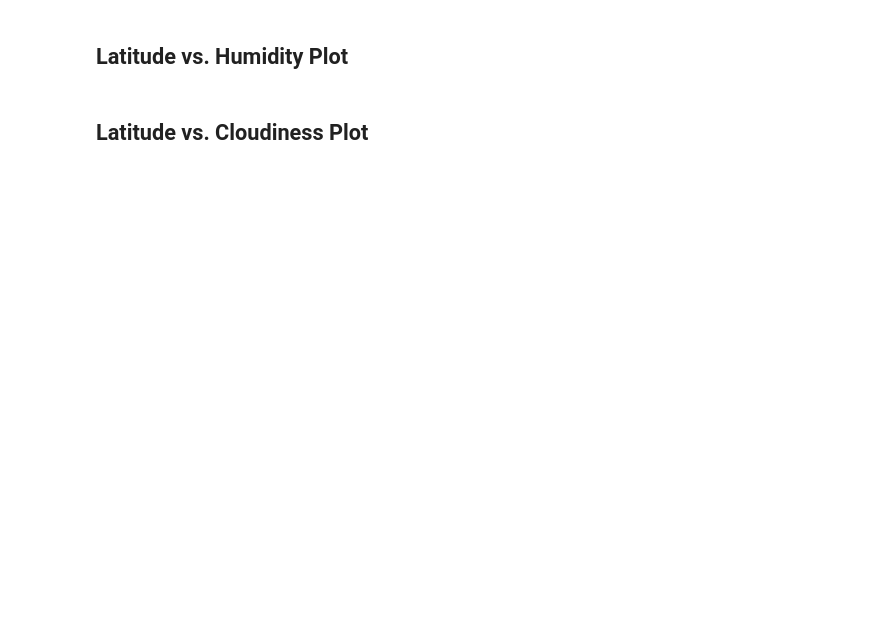
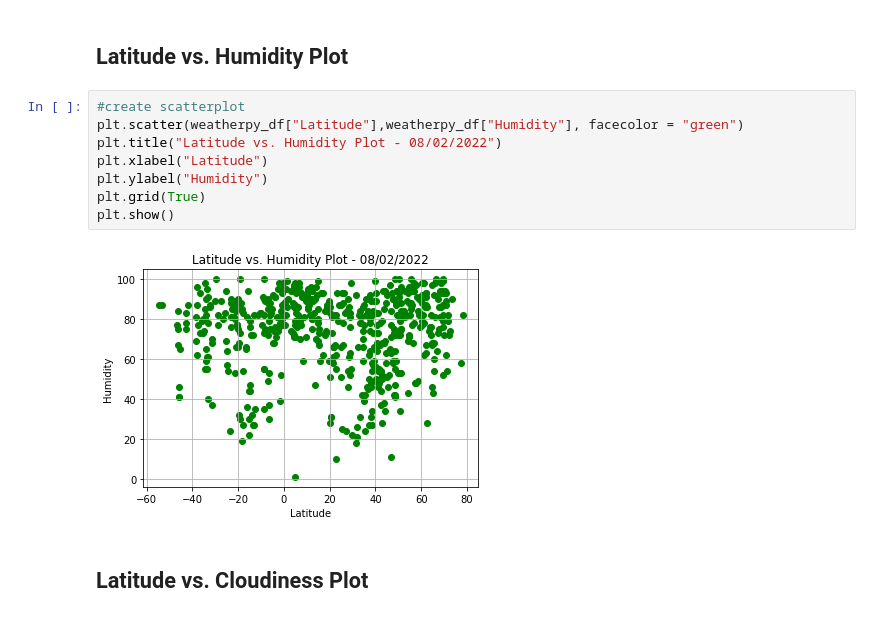
Before and after one commit to kclm40/python-api-challenge, a Jupyter notebook: WeatherPy/WeatherPy.ipynb, the cells around one changed output. Saved outputs shown, nothing was run; the diff lists cells and outputs as text; blank space fills up the shorter version.

```diff
--- a/WeatherPy/WeatherPy.ipynb
+++ b/WeatherPy/WeatherPy.ipynb
@@ -162,4 +183,14 @@ Skip this step if there are no cities that have humidity > 100%.
 # %% [markdown]
 ## Latitude vs. Humidity Plot
+# %%
+#create scatterplot
+plt.scatter(weatherpy_df["Latitude"],weatherpy_df["Humidity"], facecolor = "green")
+plt.title("Latitude vs. Humidity Plot - 08/02/2022")
+plt.xlabel("Latitude")
+plt.ylabel("Humidity")
+plt.grid(True)
+plt.show()
+# %% [output]
+[figure, added]
 # %% [markdown]
 ## Latitude vs. Cloudiness Plot
```
Also changed, not shown: parts of 16 cells of this notebook, 1 other file.
